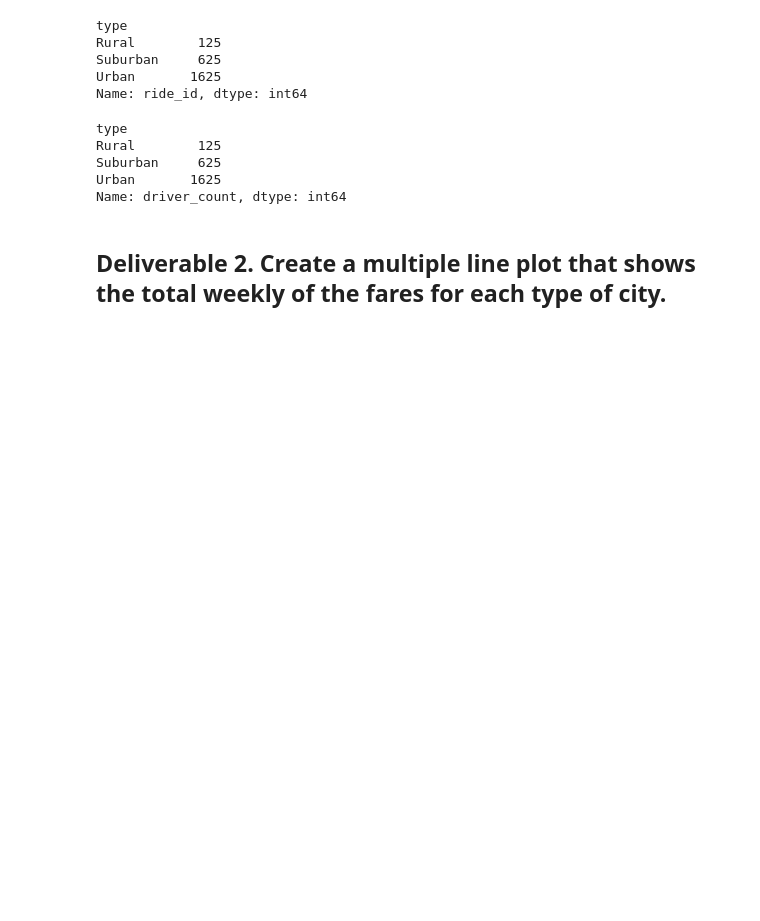
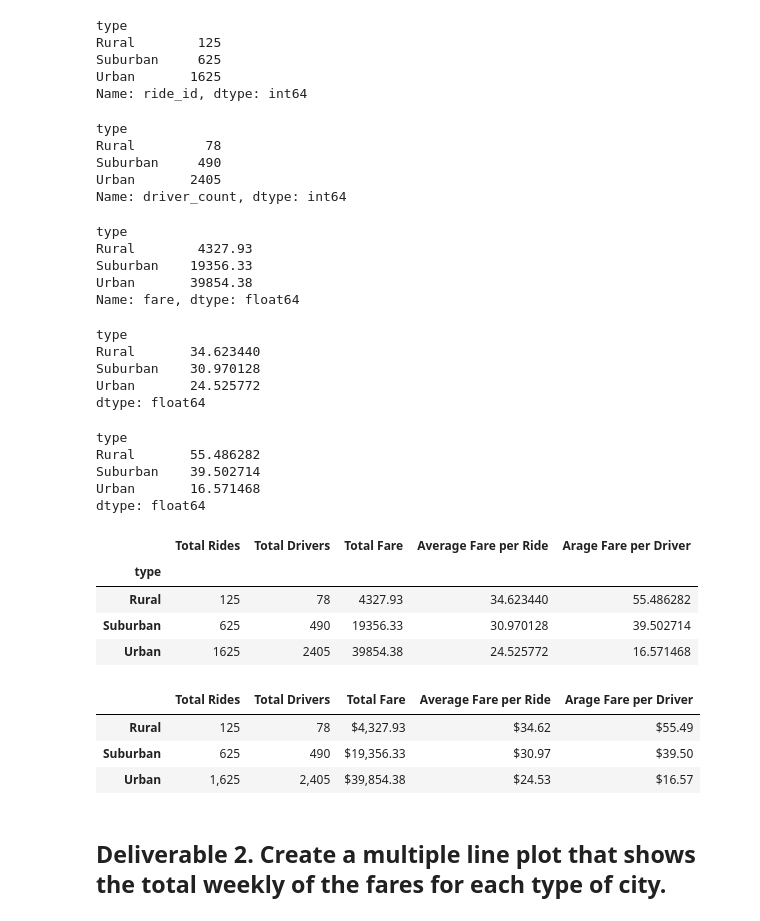
Before and after one commit to chloengdt/PyBer_Analysis, a Jupyter notebook: PyBer_Challenge.ipynb, the cells around one changed output. Drawn from its saved outputs; the diff is of its cells as text; code cells hidden in the pictures; blank space fills up the shorter version.

```diff
--- a/PyBer_Challenge.ipynb
+++ b/PyBer_Challenge.ipynb
@@ -50,18 +50,41 @@ Urban       1625
 Name: ride_id, dtype: int64
 # %%
 # 2. Get the total drivers for each city type
-driver_count = pyber_data_df.groupby(["type"]).count()["driver_count"]
+driver_count = city_data_df.groupby(["type"]).sum()["driver_count"]
 driver_count
 # %% [output]
 type
-Rural        125
-Suburban     625
-Urban       1625
+Rural         78
+Suburban     490
+Urban       2405
 Name: driver_count, dtype: int64
 # %%
 #  3. Get the total amount of fares for each city type
-type_percents = 100 * pyber_data_df.groupby(["type"]).sum()["fare"] / pyber_data_df["fare"].sum()
+sum_fare = pyber_data_df.groupby(["type"]).sum()["fare"]
+sum_fare
+# %% [output]
+type
+Rural        4327.93
+Suburban    19356.33
+Urban       39854.38
+Name: fare, dtype: float64
 # %%
 #  4. Get the average fare per ride for each city type.
+average_fare_per_ride = sum_fare / ride_count
+average_fare_per_ride
+# %% [output]
+type
+Rural       34.623440
+Suburban    30.970128
+Urban       24.525772
+dtype: float64
 # %%
 # 5. Get the average fare per driver for each city type.
+average_fare_per_driver = sum_fare / driver_count
+average_fare_per_driver
+# %% [output]
+type
+Rural       55.486282
+Suburban    39.502714
+Urban       16.571468
+dtype: float64
@@ -70,2 +91,17 @@ type_percents = 100 * pyber_data_df.groupby(["type"]).sum()["fare"] / pyber_data
+# %%
+#  6. Create a PyBer summary DataFrame.
+Pyber_summmary_df = pd.DataFrame({"Total Rides" : ride_count,
+                                    "Total Drivers" : driver_count,
+                                     "Total Fare" : sum_fare,
+                                     "Average Fare per Ride": average_fare_per_ride,
+                                     "Arage Fare per Driver" : average_fare_per_driver})
+
+Pyber_summmary_df
+# %% [output]
+|  | Total Rides | Total Drivers | Total Fare | Average Fare per Ride | Arage Fare per Driver |
+| type |  |  |  |  |  |
+| Rural | 125 | 78 | 4327.93 | 34.623440 | 55.486282 |
+| Suburban | 625 | 490 | 19356.33 | 30.970128 | 39.502714 |
+| Urban | 1625 | 2405 | 39854.38 | 24.525772 | 16.571468 |
 # %%
 #  7. Cleaning up the DataFrame. Delete the index name
@@ -75,3 +109,16 @@ pyber_summary_df.index.name = None
+# %%
+#  8. Format the columns.
+Pyber_summmary_df["Total Rides"] = Pyber_summmary_df["Total Rides"].map("{:,}".format)
+Pyber_summmary_df["Total Drivers"] = Pyber_summmary_df["Total Drivers"].map("{:,}".format)
+Pyber_summmary_df["Total Fare"] = Pyber_summmary_df["Total Fare"].map("${:,.2f}".format)
+Pyber_summmary_df["Average Fare per Ride"] = Pyber_summmary_df["Average Fare per Ride"].map("${:,.2f}".format)
+Pyber_summmary_df["Arage Fare per Driver"] = Pyber_summmary_df["Arage Fare per Driver"].map("${:,.2f}".format)
+Pyber_summmary_df
+# %% [output]
+|  | Total Rides | Total Drivers | Total Fare | Average Fare per Ride | Arage Fare per Driver |
+| Rural | 125 | 78 | $4,327.93 | $34.62 | $55.49 |
+| Suburban | 625 | 490 | $19,356.33 | $30.97 | $39.50 |
+| Urban | 1,625 | 2,405 | $39,854.38 | $24.53 | $16.57 |
 # %% [markdown]
 ## Deliverable 2.  Create a multiple line plot that shows the total weekly of the fares for each type of city.
 # %%
```
Also changed, not shown: parts of 12 cells of this notebook.
